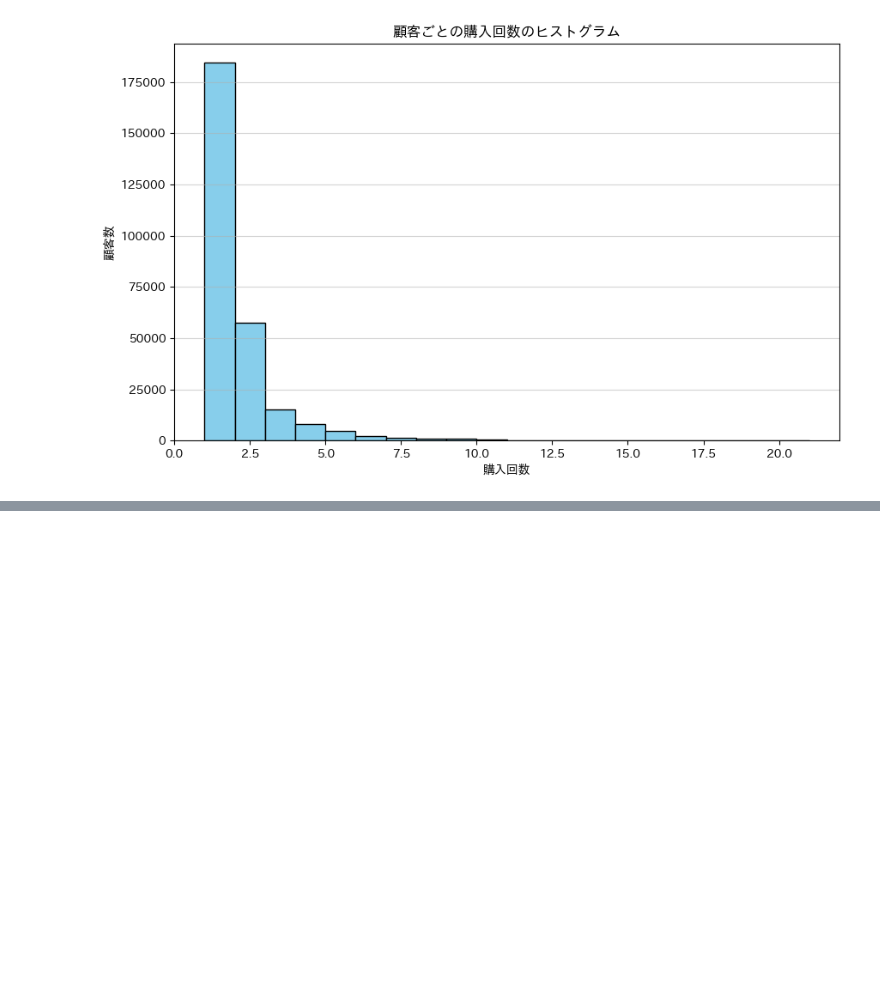
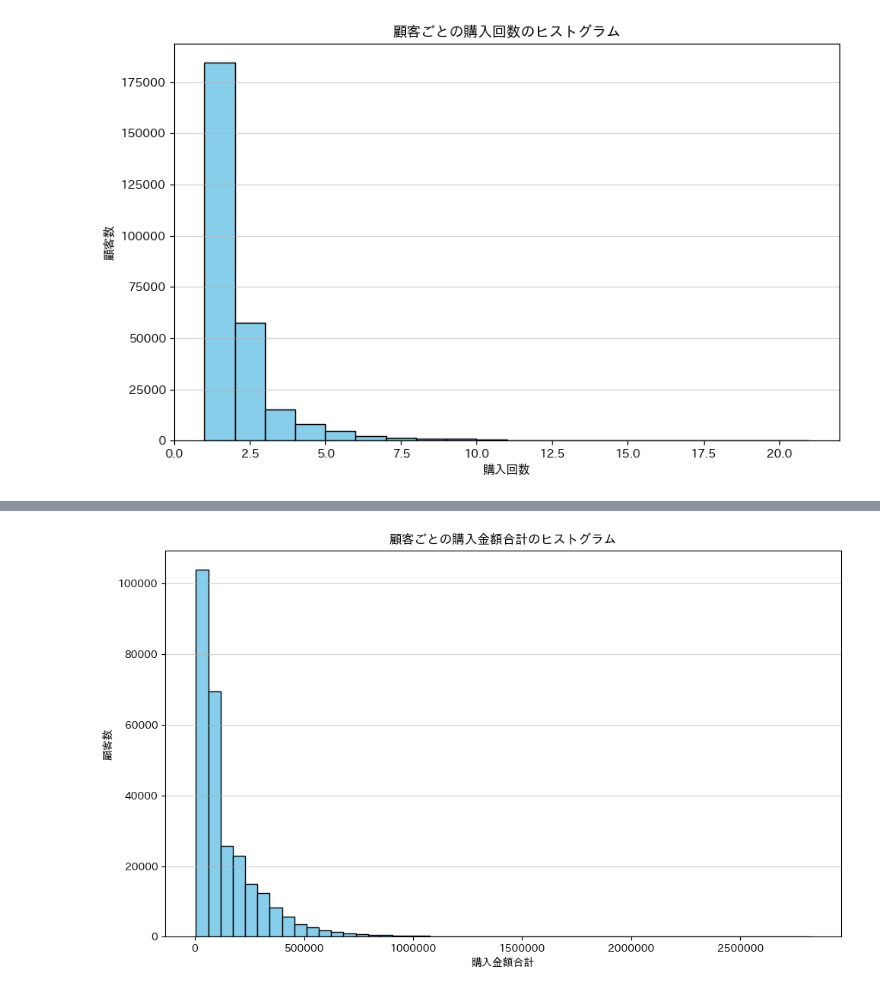
Before and after one commit to maton369/Data_Preprocessing_For_Data_Analyze, a Jupyter notebook: code/06_aggregation.ipynb, the cells around one changed output, grey strips where cells are left out. Drawn from its saved outputs; the diff is of its cells as text; code cells hidden in the pictures; blank space fills up the shorter version.

```diff
--- a/code/06_aggregation.ipynb
+++ b/code/06_aggregation.ipynb
@@ -277,3 +294,18 @@ plt.grid(axis="y", alpha=0.55)
 plt.show()
 # %% [output]
 [figure]
+# %%
+# 必要なライブラリのインポート
+import pandas as pd
+
+# データの読み込み
+transaction_history = pd.read_csv("../data/transaction_history.csv", dtype={"customer_id": str})
+# customer_idごとにpurchase_amountの合計を計算
+customer_purchase_sum = (
+    transaction_history.groupby("customer_id")["purchase_amount"]
+    .sum()
+    .reset_index(name="Monetary")
+)
+
+# 結果の表示
+customer_purchase_sum.head()
@@ -279,0 +319,12 @@ plt.show()
+# %%
+fig, ax = plt.subplots(figsize=(10, 6))
+ax.hist(customer_purchase_sum["Monetary"], bins=50, color="skyblue", edgecolor="black")
+ax.ticklabel_format(style="plain", axis="x")
+ax.set_xlabel("購入金額合計")
+ax.set_ylabel("顧客数")
+ax.set_title("顧客ごとの購入金額合計のヒストグラム")
+ax.grid(axis="y", alpha=0.55)
+plt.tight_layout()
+plt.show()
+# %% [output]
+[figure, added]
```
Also changed, not shown: parts of 2 cells of this notebook.
